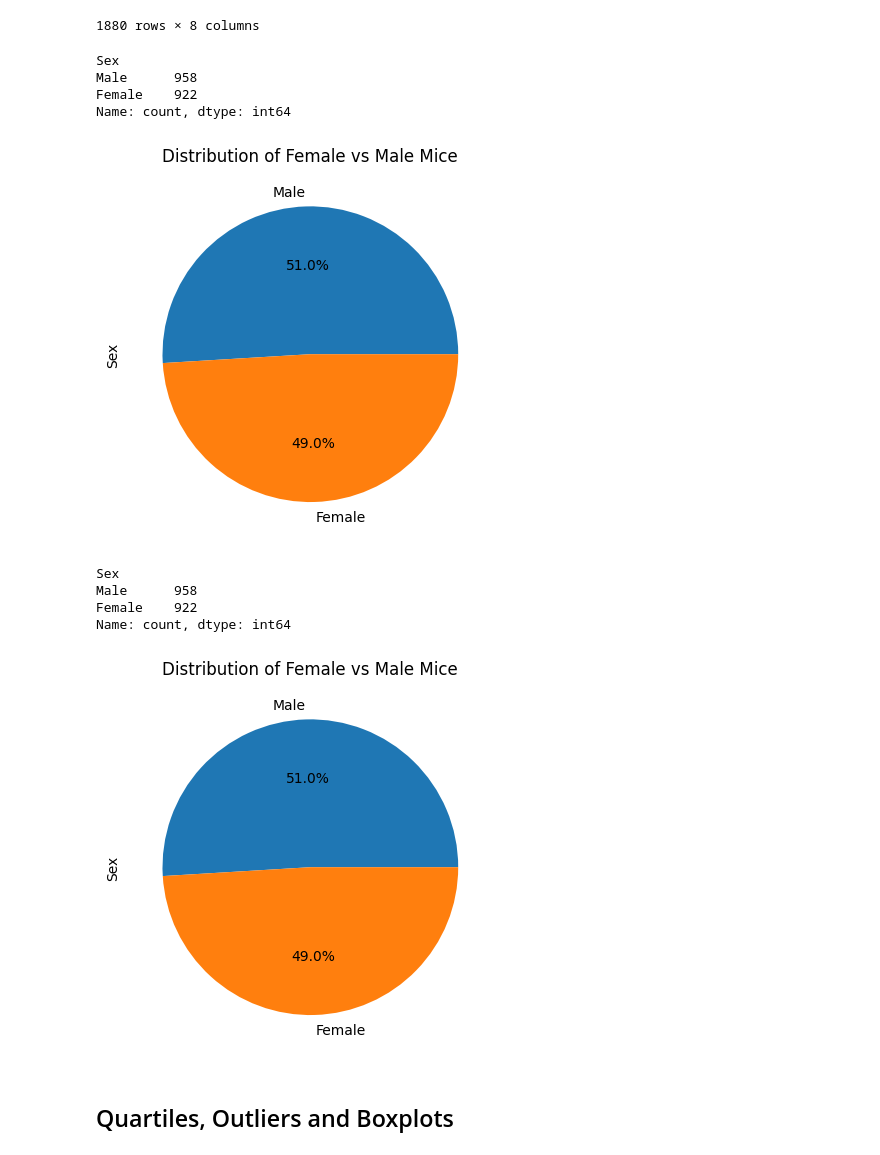
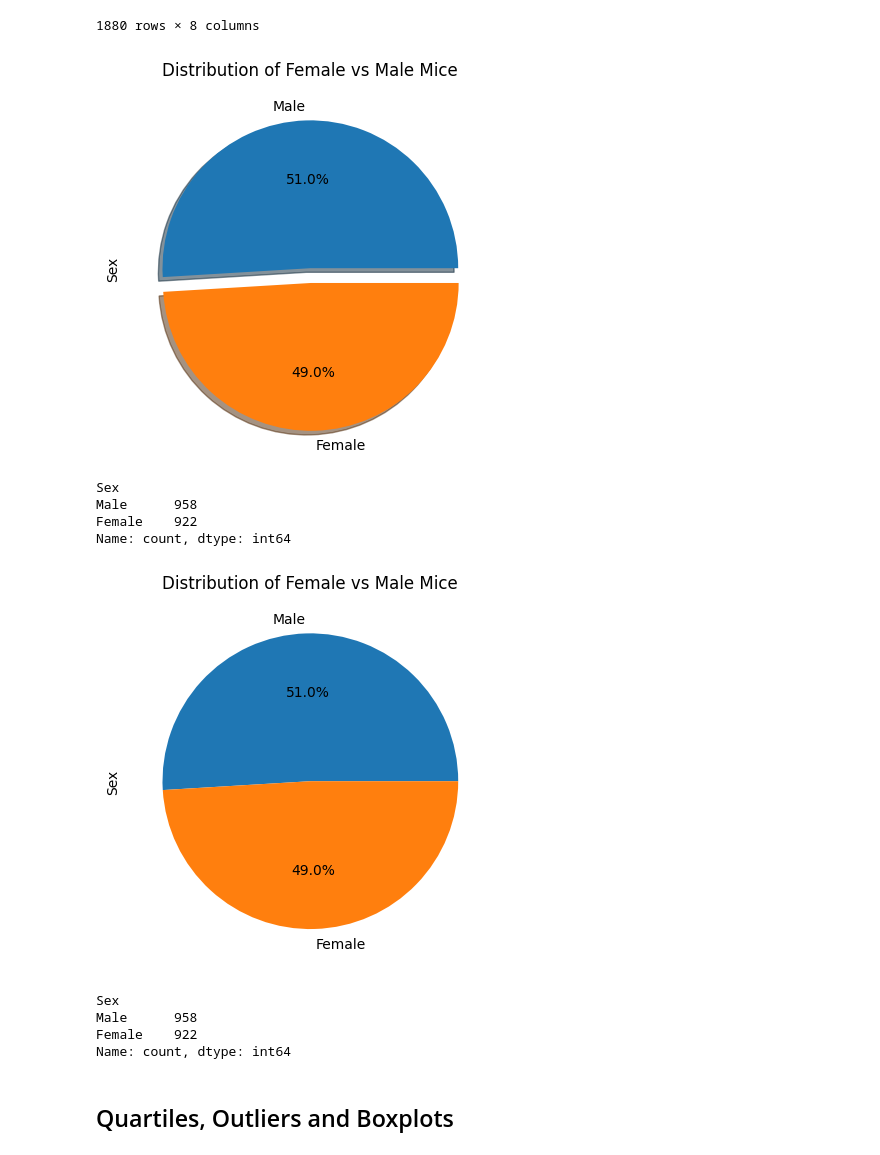
Before and after one commit to IlirHajdari/pymaceuticals, a Jupyter notebook: pymaceuticals_starter.ipynb, the cells around one changed output. Saved outputs shown, nothing was run; the diff lists cells and outputs as text; code cells hidden in the pictures.

```diff
--- a/pymaceuticals_starter.ipynb
+++ b/pymaceuticals_starter.ipynb
@@ -321,29 +220,26 @@ cleaned_data_df
 1880 rows × 8 columns
 # %%
 # Generate a pie plot showing the distribution of female versus male mice using Pandas
-gender_counts = cleaned_data_df['Sex'].value_counts()
+#gender_counts = cleaned_data_df['Sex'].value_counts()
 #gender_counts = gender_counts.sort_index(ascending=False)
-print(gender_counts)
+#print(gender_counts)
-# %% [output]
-Sex
-Male      958
-Female    922
-Name: count, dtype: int64
 # %%
 # Generate a pie plot showing the distribution of female versus male mice using
-gender_counts.plot.pie(autopct='%1.1f%%', startangle=1800, ylabel='Sex', title='Distribution of Female vs Male Mice')
+gender_counts.plot.pie(autopct='%1.1f%%', shadow=True, explode=(0,0.1),startangle=1800, ylabel='Sex', title='Distribution of Female vs Male Mice')
 plt.show()
+
+gender_counts = cleaned_data_df['Sex'].value_counts()
+print(gender_counts)
 # %% [output]
-[figure, old version]
+[figure, new version]
+Sex
+Male      958
+Female    922
+Name: count, dtype: int64
 # %%
 # Generate a pie plot showing the distribution of female versus male mice using pyplot
-gender_counts = cleaned_data_df['Sex'].value_counts()
-gender_counts
+#gender_counts = cleaned_data_df['Sex'].value_counts()
+#gender_counts
-# %% [output]
-Sex
-Male      958
-Female    922
-Name: count, dtype: int64
 # %%
 labels = ['Male', 'Female']
 sizes = [gender_counts['Male'], gender_counts['Female']]
@@ -354,8 +250,15 @@ plt.pie(sizes, labels=labels, autopct='%1.1f%%', startangle=1800)
 plt.title('Distribution of Female vs Male Mice')
 plt.ylabel('Sex')
 plt.show()
+
+gender_counts = cleaned_data_df['Sex'].value_counts()
+gender_counts
 # %% [output]
 [figure]
+Sex
+Male      958
+Female    922
+Name: count, dtype: int64
 # %% [markdown]
 ## Quartiles, Outliers and Boxplots
 # %%
```
Also changed, not shown: parts of 19 cells of this notebook.
